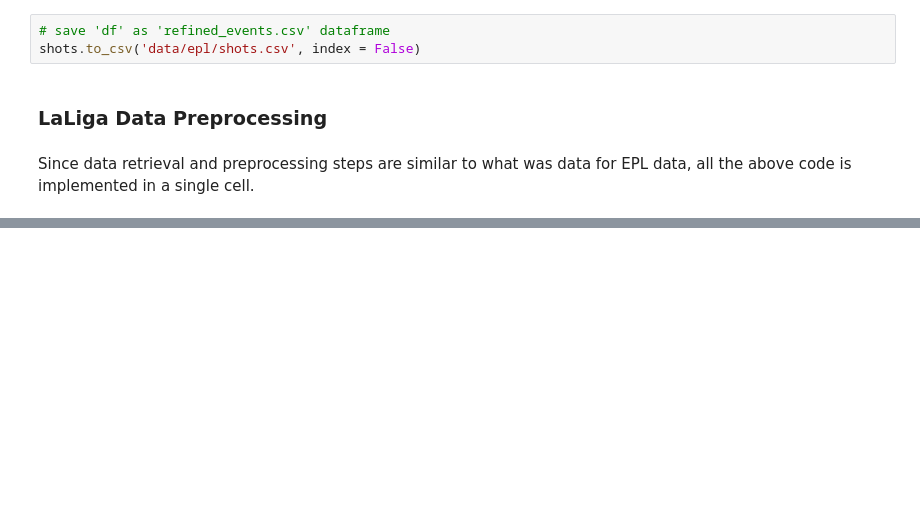
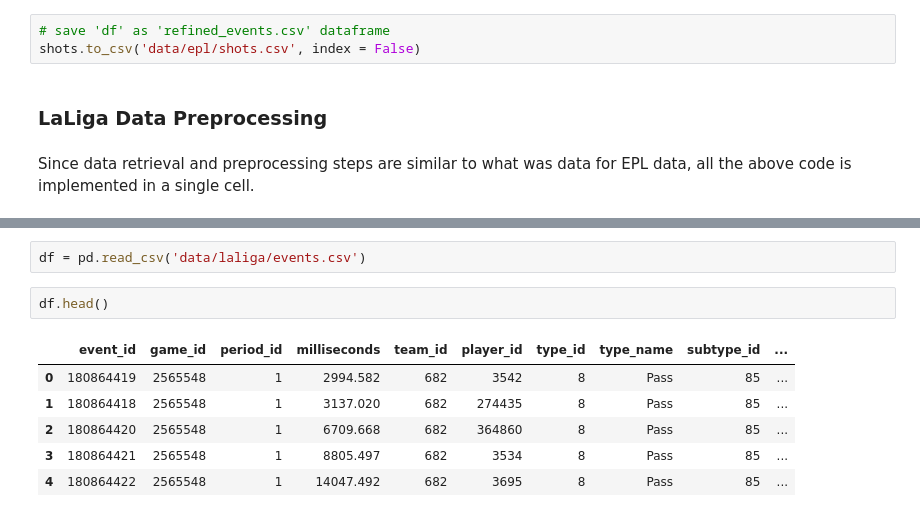
Before and after one commit to faridmusayev/Expected_Goals_Model, a Jupyter notebook: data_preprocessing.ipynb, the cells around one changed output, grey strips where cells are left out. Drawn from its saved outputs; the diff is of its cells as text; blank space fills up the shorter version.

Commit message:
add bundesliga and laliga events data

```diff
--- a/data_preprocessing.ipynb
+++ b/data_preprocessing.ipynb
@@ -211,0 +257,11 @@ laliga_games = wyscout_data.games(competition_id = 795, season_id = 181144)["gam
+# %%
+df = pd.read_csv('data/laliga/events.csv')
+# %%
+df.head()
+# %% [output]
+|  | event_id | game_id | period_id | milliseconds | team_id | player_id | type_id | type_name | subtype_id | ... |
+| 0 | 180864419 | 2565548 | 1 | 2994.582 | 682 | 3542 | 8 | Pass | 85 | ... |
+| 1 | 180864418 | 2565548 | 1 | 3137.020 | 682 | 274435 | 8 | Pass | 85 | ... |
+| 2 | 180864420 | 2565548 | 1 | 6709.668 | 682 | 364860 | 8 | Pass | 85 | ... |
+| 3 | 180864421 | 2565548 | 1 | 8805.497 | 682 | 3534 | 8 | Pass | 85 | ... |
+| 4 | 180864422 | 2565548 | 1 | 14047.492 | 682 | 3695 | 8 | Pass | 85 | ... |
```
Also changed, not shown: parts of 24 cells of this notebook, 8 other files.
